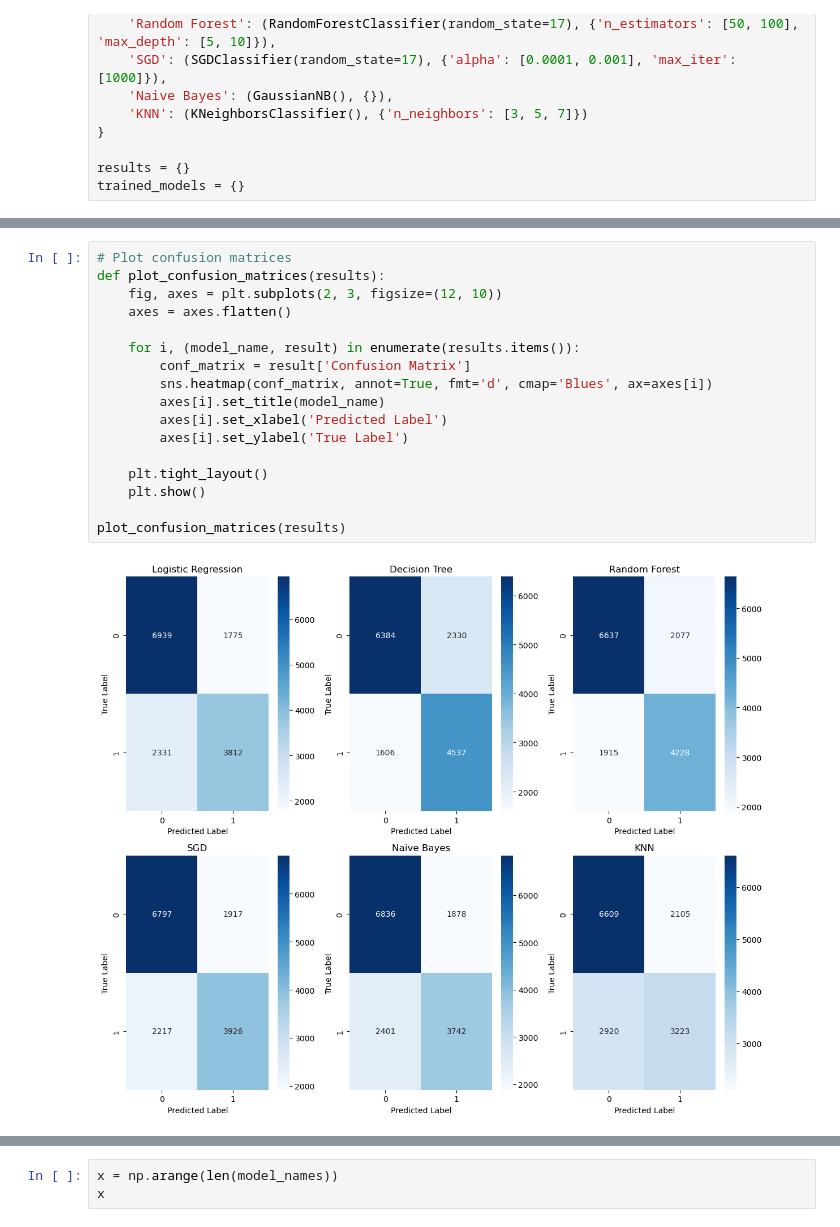
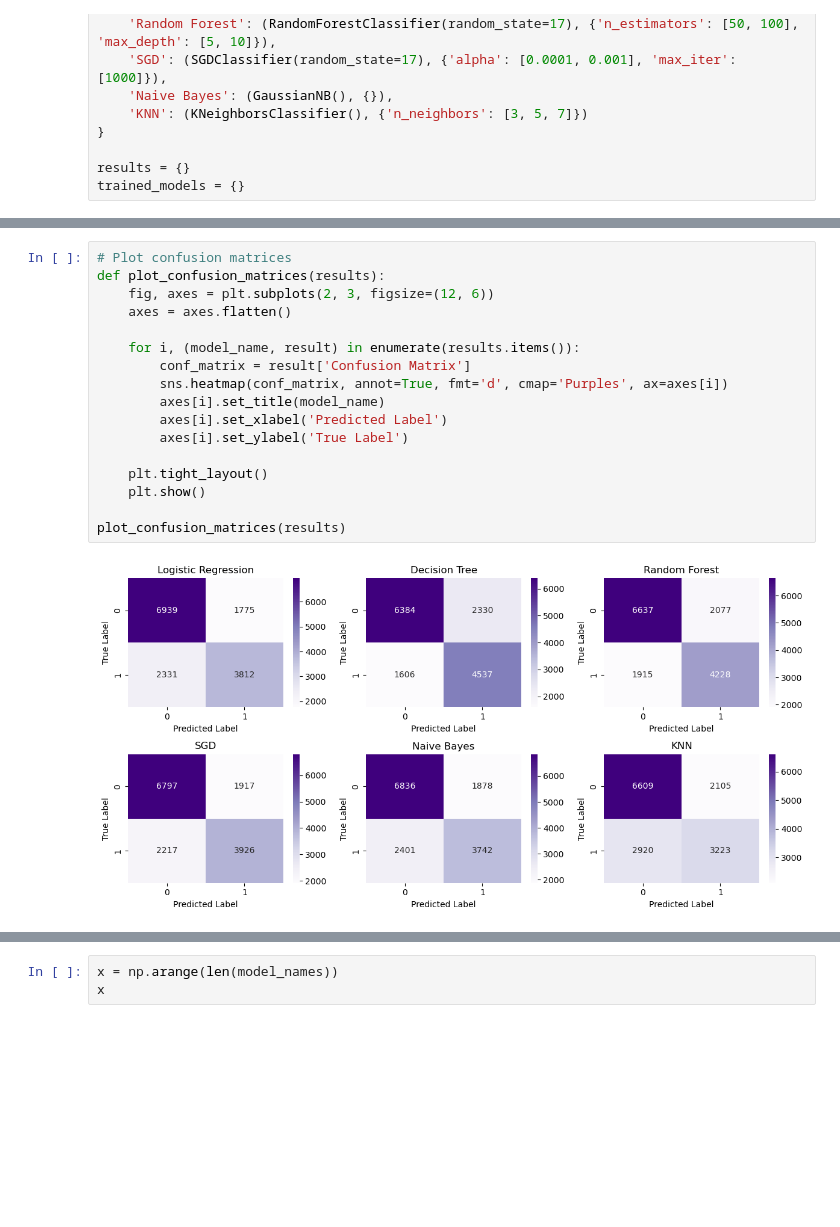
Before and after one commit to MohitPanchasara/Machine-Learning, a Jupyter notebook: Projects/Alzheimerz Classification/Alzheimer's ClassificationUntitled.ipynb, the cells around one changed output, grey strips where cells are left out. Saved outputs shown, nothing was run; the diff lists cells and outputs as text; blank space fills up the shorter version.

```diff
--- a/Projects/Alzheimerz Classification/Alzheimer's ClassificationUntitled.ipynb
+++ b/Projects/Alzheimerz Classification/Alzheimer's ClassificationUntitled.ipynb
@@ -306,22 +306,22 @@ Confusion Matrix: [[6609 2105]
 # %%
 # Plot confusion matrices
 def plot_confusion_matrices(results):
-    fig, axes = plt.subplots(2, 3, figsize=(12, 10))
+    fig, axes = plt.subplots(2, 3, figsize=(12, 6))
     axes = axes.flatten()
 
     for i, (model_name, result) in enumerate(results.items()):
         conf_matrix = result['Confusion Matrix']
-        sns.heatmap(conf_matrix, annot=True, fmt='d', cmap='Blues', ax=axes[i])
+        sns.heatmap(conf_matrix, annot=True, fmt='d', cmap='Purples', ax=axes[i])
         axes[i].set_title(model_name)
         axes[i].set_xlabel('Predicted Label')
         axes[i].set_ylabel('True Label')
 
     plt.tight_layout()
     plt.show()
 
 plot_confusion_matrices(results)
 # %% [output]
-[figure, old version]
+[figure, new version]
 # %%
 print(list(results.values()))
 # %% [output]
```
Also changed, not shown: parts of 8 cells of this notebook, 1 other file.
